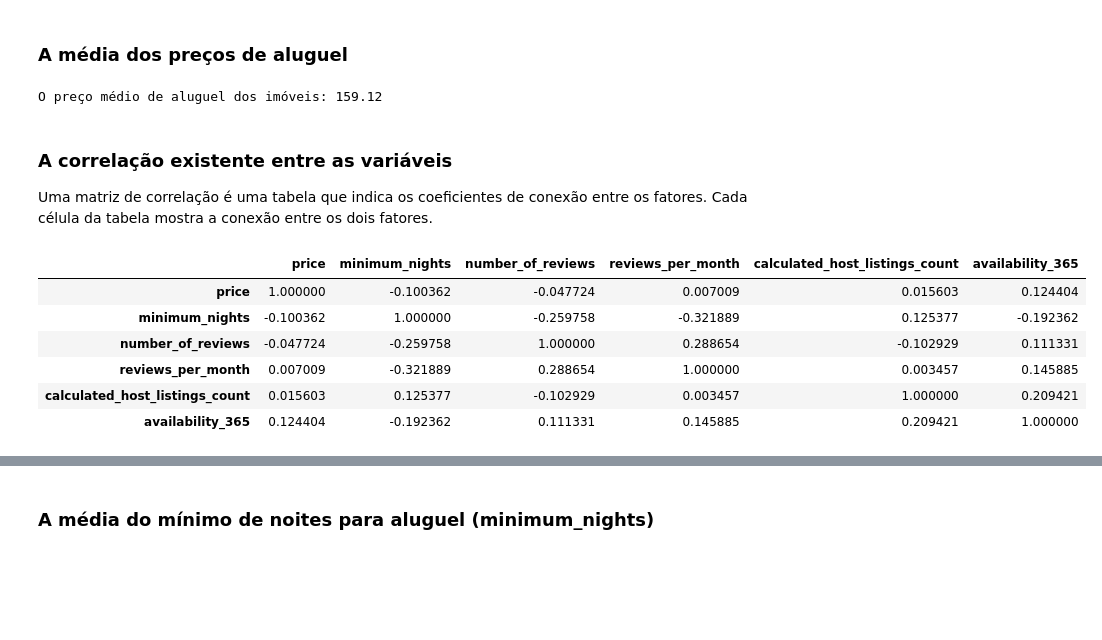
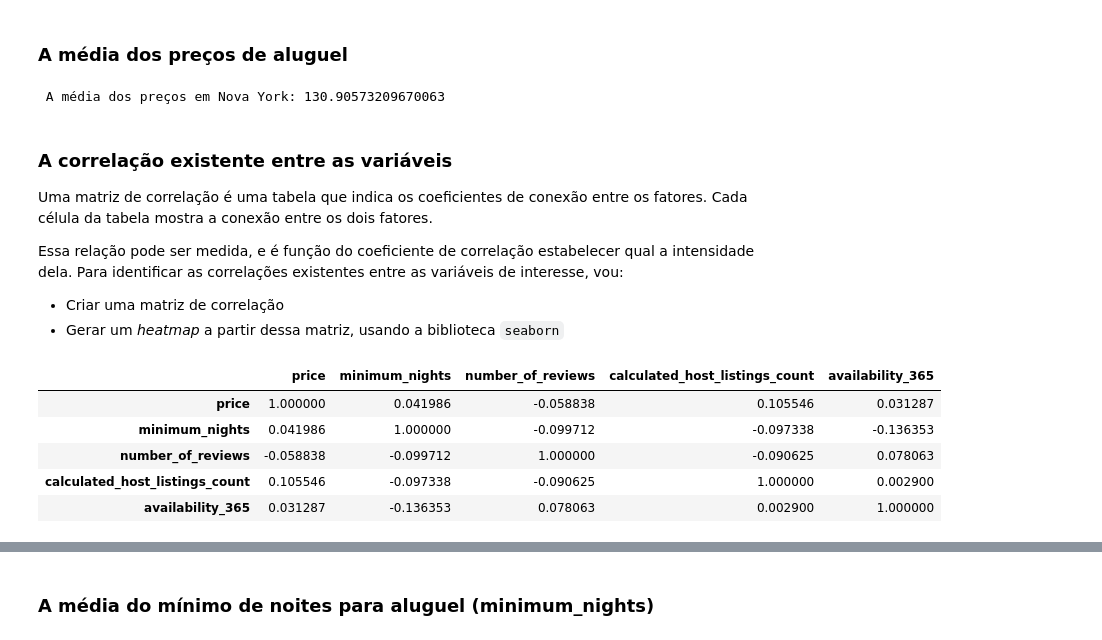
Before and after one commit to prof-Thiago-Nunes/Projetos-data-science-, a Jupyter notebook: Analisando_os_Dados_do_Airbnb.ipynb, the cells around one changed output, grey strips where cells are left out. Saved outputs shown, nothing was run; the diff lists cells and outputs as text; code cells hidden in the pictures; blank space fills up the shorter version.

```diff
--- a/Analisando_os_Dados_do_Airbnb.ipynb
+++ b/Analisando_os_Dados_do_Airbnb.ipynb
@@ -185,0 +252,6 @@ As variáveis (reviews_per_month e last_review) possuem quase 25% dos valores au
+# %%
+# excluindo colunas com dados faltantes
+df.drop(columns=['reviews_per_month', 'last_review', 'license'], inplace=True)
+# %%
+# excluindo entradas com dados faltantes
+df.dropna(axis=0, inplace=True)
@@ -248,0 +398,10 @@ entradas: 0
+# %%
+# limpando o dataset
+df_clean = df.copy()
+
+df_clean.drop(df_clean[df_clean.price > 335.5].index, axis=0, inplace=True)
+df_clean.drop(df_clean[df_clean.price == 0.0].index, axis=0, inplace=True)
+df_clean.drop(df_clean[df_clean.minimum_nights > 12].index, axis=0, inplace=True)
+
+print('Shape antes da limpeza: ', df.shape)
+print('Shape após a limpeza: ',df_clean.shape)
@@ -249,26 +477,29 @@ entradas: 0
 # %% [markdown]
 ### **A média dos preços de aluguel**
-# %%
-# ver a média da coluna price
-print(f'O preço médio de aluguel dos imóveis: {df_clean.price.mean():.2f}')
-# %% [output]
-O preço médio de aluguel dos imóveis: 159.12
+# %%
+print(f' A média dos preços em Nova York: {df_clean.price.mean()}')
+# %% [output]
+ A média dos preços em Nova York: 130.90573209670063
 # %% [markdown]
 ### **A correlação existente entre as variáveis**
 
 Uma matriz de correlação é uma tabela que indica os coeficientes de conexão entre os fatores. Cada célula da tabela mostra a conexão entre os dois fatores.
+
+Essa relação pode ser medida, e é função do coeficiente de correlação estabelecer qual a intensidade dela. Para identificar as correlações existentes entre as variáveis de interesse, vou:
+
+* Criar uma matriz de correlação
+* Gerar um *heatmap* a partir dessa matriz, usando a biblioteca `seaborn`
 # %%
 # criar uma matriz de correlação
-corr = df_clean[['price', 'minimum_nights', 'number_of_reviews', 'reviews_per_month',
+corr = df_clean[['price', 'minimum_nights', 'number_of_reviews',
     'calculated_host_listings_count', 'availability_365']].corr()
-# Mostrar a mariz de correlação
+
 display(corr)
 # %% [output]
-|  | price | minimum_nights | number_of_reviews | reviews_per_month | calculated_host_listings_count | availability_365 |
-| price | 1.000000 | -0.100362 | -0.047724 | 0.007009 | 0.015603 | 0.124404 |
-| minimum_nights | -0.100362 | 1.000000 | -0.259758 | -0.321889 | 0.125377 | -0.192362 |
-| number_of_reviews | -0.047724 | -0.259758 | 1.000000 | 0.288654 | -0.102929 | 0.111331 |
-| reviews_per_month | 0.007009 | -0.321889 | 0.288654 | 1.000000 | 0.003457 | 0.145885 |
-| calculated_host_listings_count | 0.015603 | 0.125377 | -0.102929 | 0.003457 | 1.000000 | 0.209421 |
-| availability_365 | 0.124404 | -0.192362 | 0.111331 | 0.145885 | 0.209421 | 1.000000 |
+|  | price | minimum_nights | number_of_reviews | calculated_host_listings_count | availability_365 |
+| price | 1.000000 | 0.041986 | -0.058838 | 0.105546 | 0.031287 |
+| minimum_nights | 0.041986 | 1.000000 | -0.099712 | -0.097338 | -0.136353 |
+| number_of_reviews | -0.058838 | -0.099712 | 1.000000 | -0.090625 | 0.078063 |
+| calculated_host_listings_count | 0.105546 | -0.097338 | -0.090625 | 1.000000 | 0.002900 |
+| availability_365 | 0.031287 | -0.136353 | 0.078063 | 0.002900 | 1.000000 |
 # %%
```
Also changed, not shown: parts of 58 cells of this notebook.
